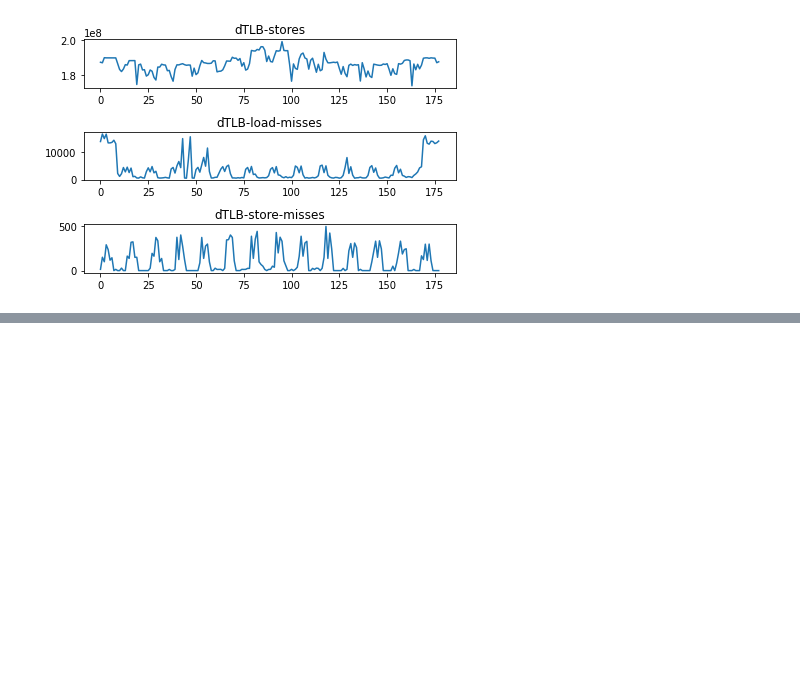
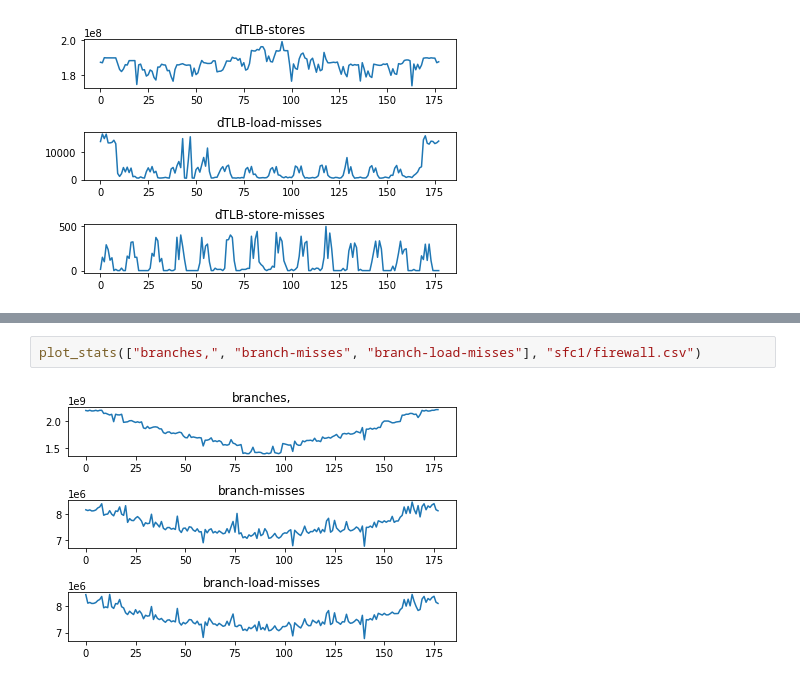
Before and after one commit to theleos88/ml-for-highspeed-networks, a Jupyter notebook: data/analysis/opennetvm/onvm.ipynb, the cells around one changed output, grey strips where cells are left out. Drawn from its saved outputs; the diff is of its cells as text; blank space fills up the shorter version.

```diff
--- a/data/analysis/opennetvm/onvm.ipynb
+++ b/data/analysis/opennetvm/onvm.ipynb
@@ -276,0 +289,4 @@ plot_stats(["dTLB-stores", "dTLB-load-misses", "dTLB-store-misses"], "sfc1/load_
+# %%
+plot_stats(["branches,", "branch-misses", "branch-load-misses"], "sfc1/firewall.csv")
+# %% [output]
+[figure, added]
```
Also changed, not shown: parts of 12 cells of this notebook, 8 other files.
